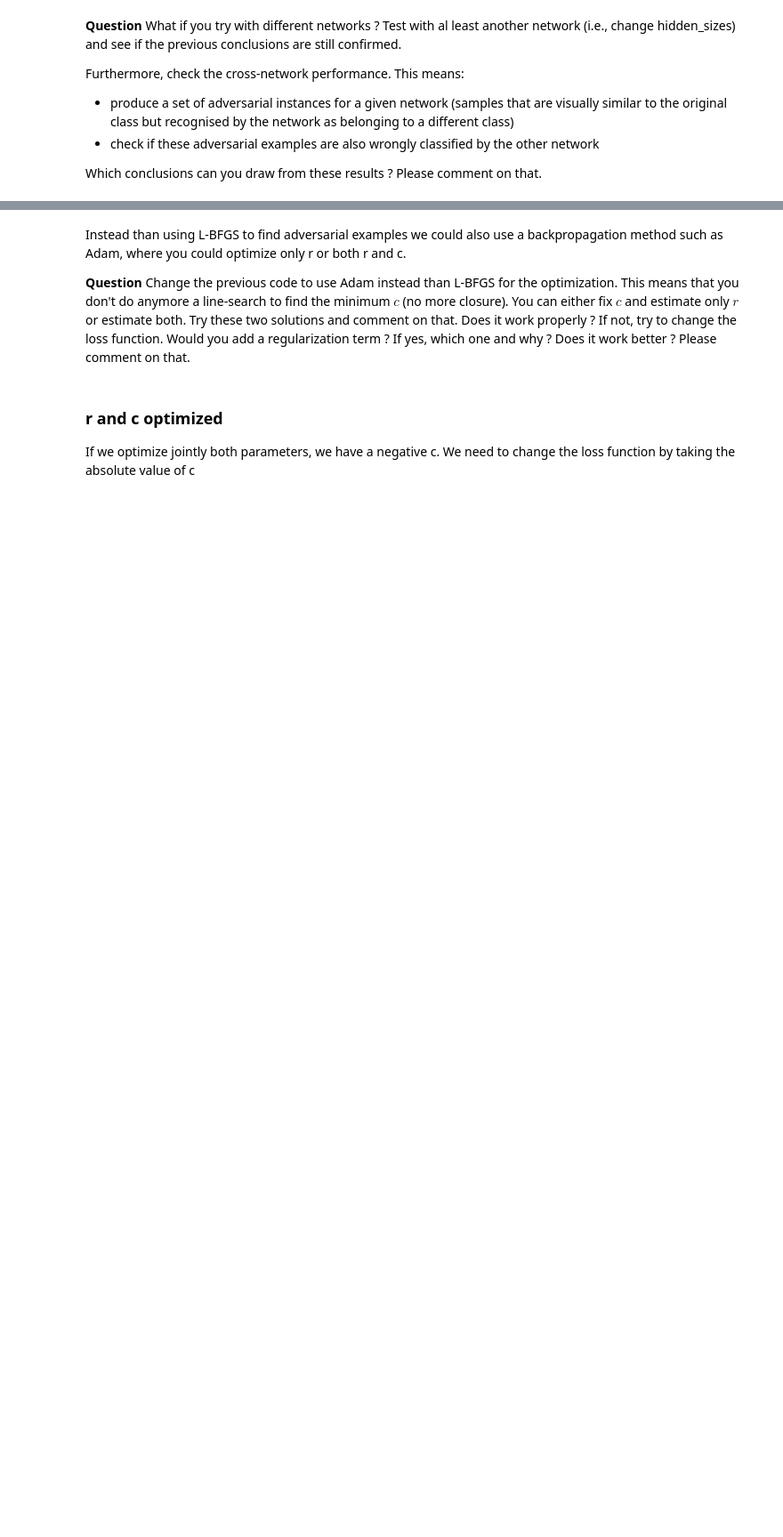
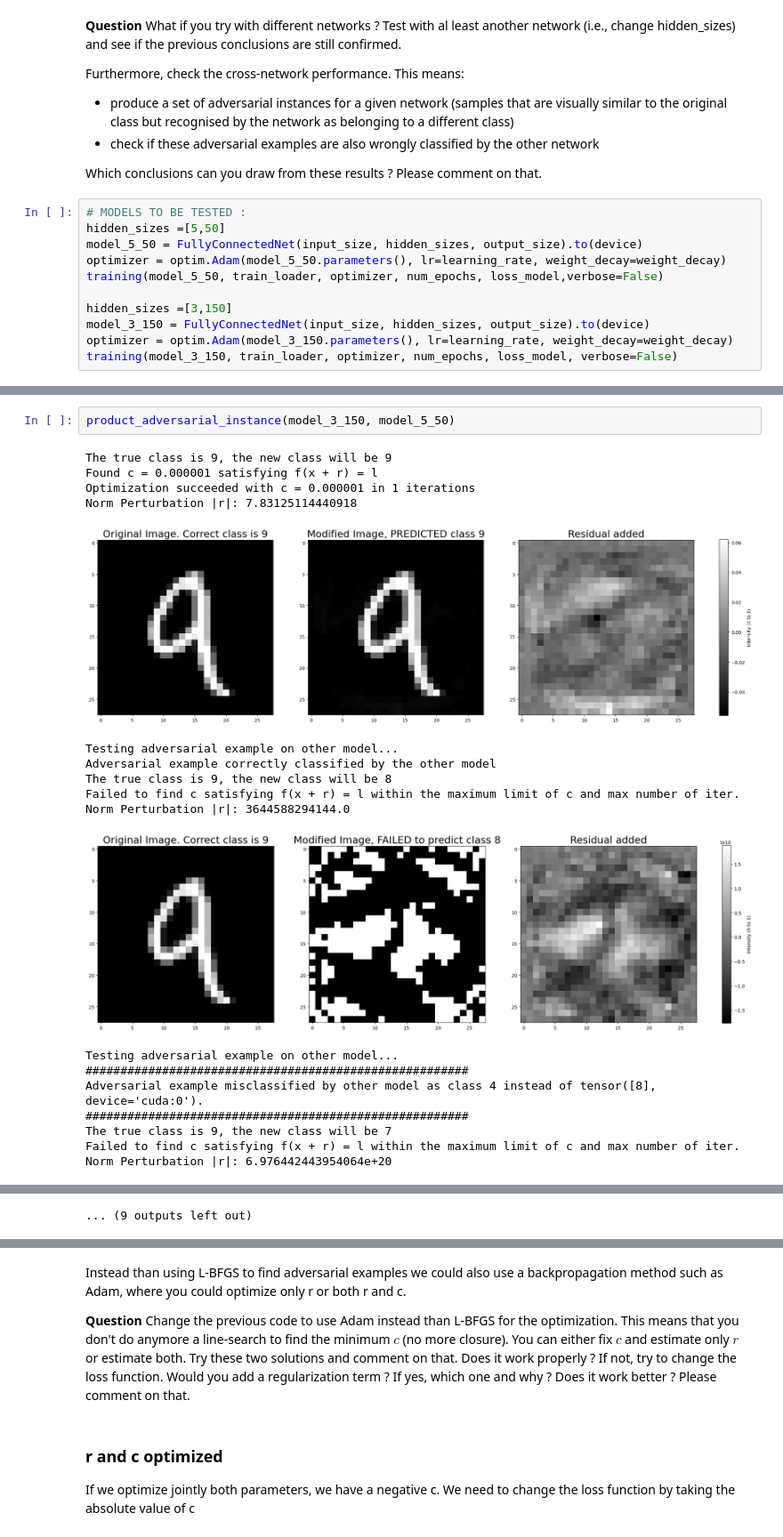
Before and after one commit to arazig/Representation-Learning-for-CV-and-Medical-Imaging, a Jupyter notebook: IntriguingProperties1.ipynb, the cells around one changed output, grey strips where cells are left out. Shown at 89% size. Cells and saved outputs as stored; diff of their text form; blank space fills up the shorter version.

```diff
--- a/IntriguingProperties1.ipynb
+++ b/IntriguingProperties1.ipynb
@@ -443,3 +500,14 @@ Furthermore, check the cross-network performance. This means:
 - check if these adversarial examples are also wrongly classified by the other network
 
 Which conclusions can you draw from these results ? Please comment on that.
+# %%
+# MODELS TO BE TESTED :
+hidden_sizes =[5,50]
+model_5_50 = FullyConnectedNet(input_size, hidden_sizes, output_size).to(device)
+optimizer = optim.Adam(model_5_50.parameters(), lr=learning_rate, weight_decay=weight_decay)
+training(model_5_50, train_loader, optimizer, num_epochs, loss_model,verbose=False)
+
+hidden_sizes =[3,150]
+model_3_150 = FullyConnectedNet(input_size, hidden_sizes, output_size).to(device)
+optimizer = optim.Adam(model_3_150.parameters(), lr=learning_rate, weight_decay=weight_decay)
+training(model_3_150, train_loader, optimizer, num_epochs, loss_model, verbose=False)
@@ -445,0 +605,21 @@ Which conclusions can you draw from these results ? Please comment on that.
+# %%
+product_adversarial_instance(model_3_150, model_5_50)
+# %% [output]
+The true class is 9, the new class will be 9
+Found c = 0.000001 satisfying f(x + r) = l
+Optimization succeeded with c = 0.000001 in 1 iterations
+Norm Perturbation |r|: 7.83125114440918
+[figure, added]
+Testing adversarial example on other model...
+Adversarial example correctly classified by the other model
+The true class is 9, the new class will be 8
+Failed to find c satisfying f(x + r) = l within the maximum limit of c and max number of iter.
+Norm Perturbation |r|: 3644588294144.0
+[figure, added]
+Testing adversarial example on other model...
+#######################################################
+Adversarial example misclassified by other model as class 4 instead of tensor([8], device='cuda:0').
+#######################################################
+The true class is 9, the new class will be 7
+Failed to find c satisfying f(x + r) = l within the maximum limit of c and max number of iter.
+Norm Perturbation |r|: 6.976442443954064e+20
@@ -445,0 +652 @@ Which conclusions can you draw from these results ? Please comment on that.
+... (9 outputs left out)
```
Also changed, not shown: parts of 16 cells of this notebook.
